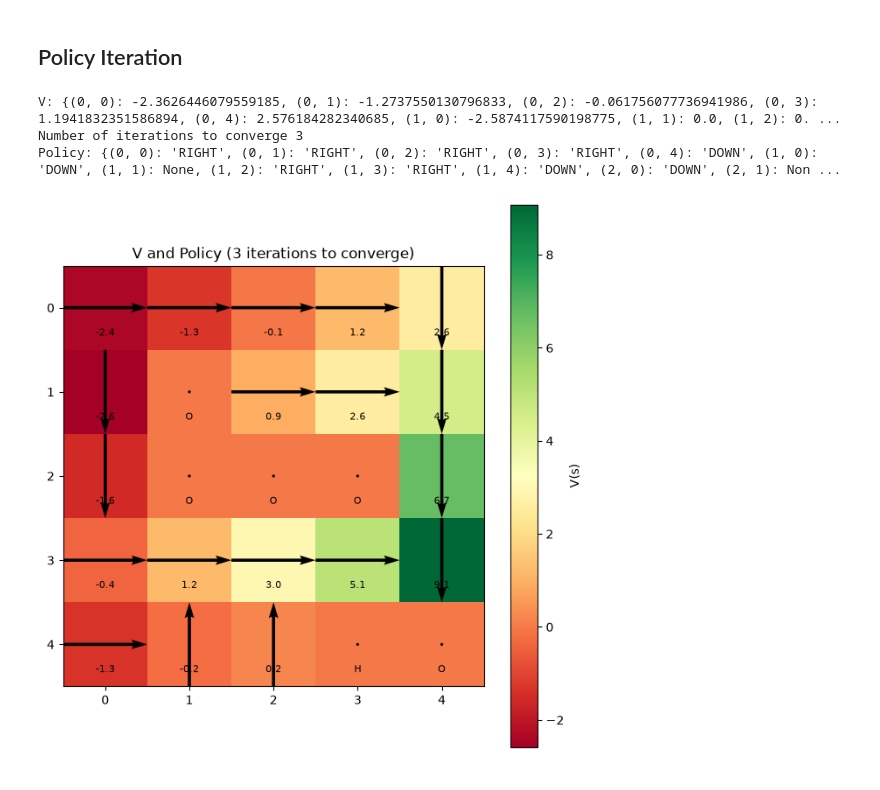
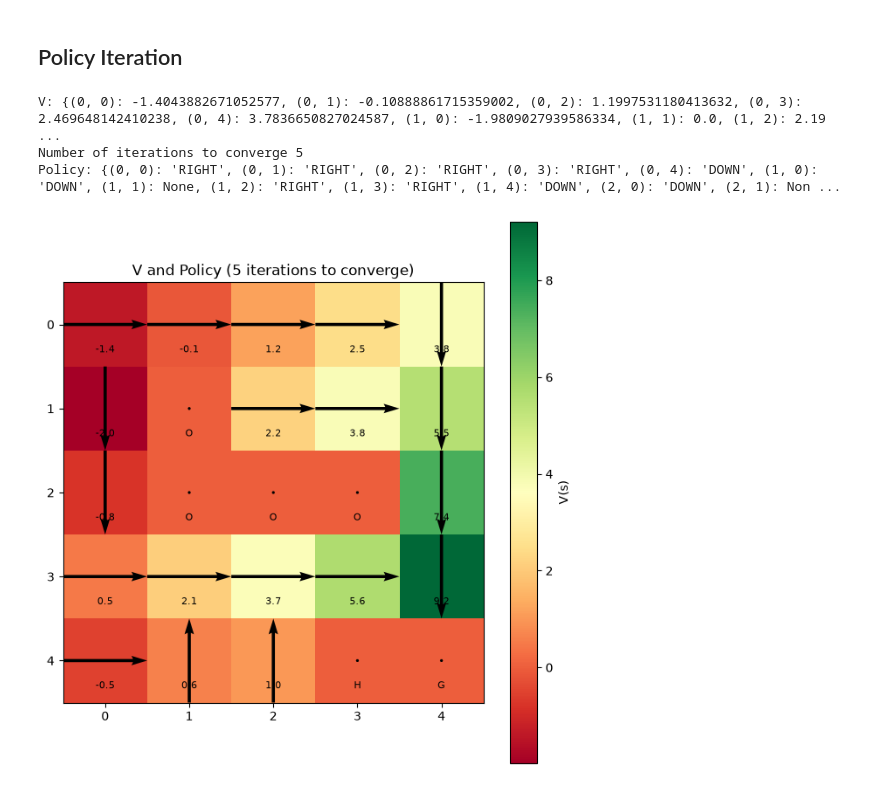
Before and after one commit to jp-mouraa/markov-decision-process, a Jupyter notebook: notebooks/single-agent/MDP.ipynb, the cells around one changed output. Drawn from its saved outputs; the diff is of its cells as text; code cells hidden in the pictures.

```diff
--- a/notebooks/single-agent/MDP.ipynb
+++ b/notebooks/single-agent/MDP.ipynb
@@ -22,7 +22,7 @@ time_step = 0 # D
 def states(world) -> dict:
     set_of_states = {}
     labels = {0: "Free",
-              1: "Objective",
+              1: "Goal",
               2: "Hole",
               3: "Obstacle"}
 
@@ -82,7 +82,7 @@ def transitions(set_of_states, set_of_actions, deterministic=True, slip_prob=0.2
 def rewards(world) -> dict:
     set_of_rewards = {}
     reward_values = {0: -1,   # Free
-                     1: 10,   # Objective
+                     1: 10,   # Goal
                      2: -10,  # Hole
                      3: 0}    # Obstacle
 
@@ -116,7 +116,7 @@ Rewards {(0, 0): -1, (0, 1): -1, (0, 2): -1, (0, 3): -1, (0, 4): -1, (1, 0): -1,
 # %%
 def value_iteration(mdp, theta=1e-4):
     S, A, T, R, gamma = mdp["S"], mdp["A"], mdp["T"], mdp["R"], mdp["gamma"]
-    terminais = {"Objective", "Hole", "Obstacle"}
+    terminais = {"Goal", "Hole", "Obstacle"}
     deltas = []
 
     V = {}
@@ -151,7 +151,7 @@ def value_iteration(mdp, theta=1e-4):
 
 def policy_extraction(mdp, V):
     S, A, T, R, gamma = mdp["S"], mdp["A"], mdp["T"], mdp["R"], mdp["gamma"]
-    terminais = {"Objective", "Hole", "Obstacle"}
+    terminais = {"Goal", "Hole", "Obstacle"}
     policy = {}
 
     for s in S:
@@ -175,7 +175,7 @@ mdp = {"S": states(world),
        "A": actions(),
        "T": transitions(set_of_states, set_of_actions, deterministic=False),
        "R": rewards(world),
-       "gamma": 0.9}
+       "gamma": 0.95}
 
 V, deltas = value_iteration(mdp)
 policy = policy_extraction(mdp, V)
@@ -223,7 +223,7 @@ def plot_value_and_policy(V, politica, world, set_of_states, plot_size=1.3,titul
 
     for (r, c), label in set_of_states.items():
         texto = f"{matriz_V[r, c]:.1f}"
-        if label in ("Objective", "Hole", "Obstacle"):
+        if label in ("Goal", "Hole", "Obstacle"):
             texto = label[0]
         ax.text(c, r + 0.3, texto, ha="center", va="center", fontsize=8, color="black")
 
@@ -248,7 +248,7 @@ plt.show()
 # %%
 def policy_evaluation(mdp, policy, theta=1e-4):
     S, A, T, R, gamma = mdp["S"], mdp["A"], mdp["T"], mdp["R"], mdp["gamma"]
-    terminais = {"Objective", "Hole", "Obstacle"}
+    terminais = {"Goal", "Hole", "Obstacle"}
     deltas = []
 
     V = {}
@@ -280,7 +280,7 @@ def policy_evaluation(mdp, policy, theta=1e-4):
 def policy_improvement(mdp, V):
     # the same policy_extraction from value iteration
     S, A, T, R, gamma = mdp["S"], mdp["A"], mdp["T"], mdp["R"], mdp["gamma"]
-    terminais = {"Objective", "Hole", "Obstacle"}
+    terminais = {"Goal", "Hole", "Obstacle"}
     policy = {}
 
     for s in S:
@@ -302,7 +302,7 @@ def policy_improvement(mdp, V):
 
 def policy_iteration(mdp, theta=1e-4):
     S, A = mdp["S"], mdp["A"]
-    terminais = {"Objective", "Hole", "Obstacle"}
+    terminais = {"Goal", "Hole", "Obstacle"}
 
     # política inicial arbitrária: primeira ação disponível pra cada estado não-terminal
     # random action
@@ -312,33 +312,33 @@ def policy_iteration(mdp, theta=1e-4):
         if S[s] in terminais:
             policy[s] = None
         else:
             policy[s] = first_action
 
     n_iteracoes = 0
     while True:
         V, _ = policy_evaluation(mdp, policy, theta=theta)
         new_policy = policy_improvement(mdp, V)
         n_iteracoes += 1
 
         if new_policy == policy:  # política parou de mudar -> convergiu
             break
 
         policy = new_policy
 
     return V, policy, n_iteracoes
 
 
 V, policy, n_iteracoes = policy_iteration(mdp)
 print("V:", V)
 print("Number of iterations to converge", n_iteracoes)
 print("Policy:", policy)
 
 
 fig = plot_value_and_policy(V, policy, world, set_of_states, plot_size=1.3,
                             titulo=f"V and Policy ({n_iteracoes} iterations to converge)")
 plt.show()
 # %% [output]
-V: {(0, 0): -2.3626446079559185, (0, 1): -1.2737550130796833, (0, 2): -0.061756077736941986, (0, 3): 1.1941832351586894, (0, 4): 2.576184282340685, (1, 0): -2.5874117590198775, (1, 1): 0.0, (1, 2): 0. ...
-Number of iterations to converge 3
+V: {(0, 0): -1.4043882671052577, (0, 1): -0.10888861715359002, (0, 2): 1.1997531180413632, (0, 3): 2.469648142410238, (0, 4): 3.7836650827024587, (1, 0): -1.9809027939586334, (1, 1): 0.0, (1, 2): 2.19 ...
+Number of iterations to converge 5
 Policy: {(0, 0): 'RIGHT', (0, 1): 'RIGHT', (0, 2): 'RIGHT', (0, 3): 'RIGHT', (0, 4): 'DOWN', (1, 0): 'DOWN', (1, 1): None, (1, 2): 'RIGHT', (1, 3): 'RIGHT', (1, 4): 'DOWN', (2, 0): 'DOWN', (2, 1): Non ...
-[figure, old version]
+[figure, new version]
```
Also changed, not shown: parts of 3 cells of this notebook.
